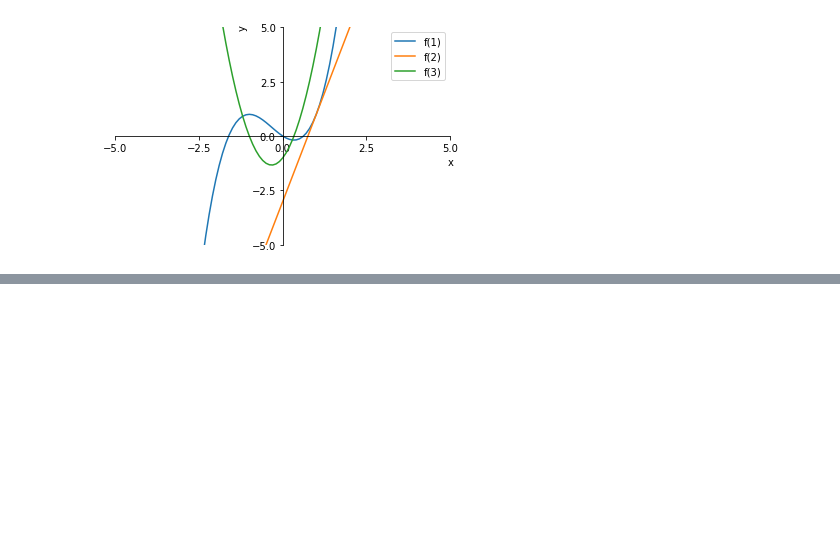
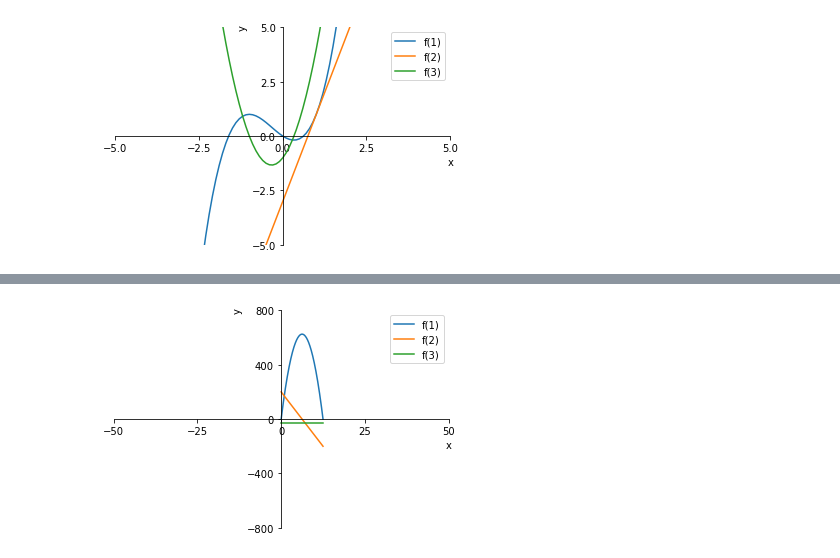
Before and after one commit to Zhurp2020/NLP-from-scratch, a Jupyter notebook: Thomas Calculus/Chapter 3 code.ipynb, the cells around one changed output, grey strips where cells are left out. Drawn from its saved outputs; the diff is of its cells as text; code cells hidden in the pictures; blank space fills up the shorter version.

```diff
--- a/Thomas Calculus/Chapter 3 code.ipynb
+++ b/Thomas Calculus/Chapter 3 code.ipynb
@@ -141,0 +175,11 @@ FunctionPlotter([f,f1,f2]).PlotMultiFunction()
+# %%
+def f(x):
+    return 200*x-16*(x**2)
+def f1(x):
+    return -32*x + 200
+def f2(x):
+    return np.array([-32]*1001)
+FunctionPlotter([f,f1,f2],3,np.linspace(0,12.5,1001),ticks=[np.linspace(-50,50,5),np.linspace(-800,800,5)],
+    lim=[(-50,50),(-800,800)]).PlotMultiFunction()
+# %% [output]
+[figure, added]
```
Also changed, not shown: parts of 14 cells of this notebook, 7 other files.
